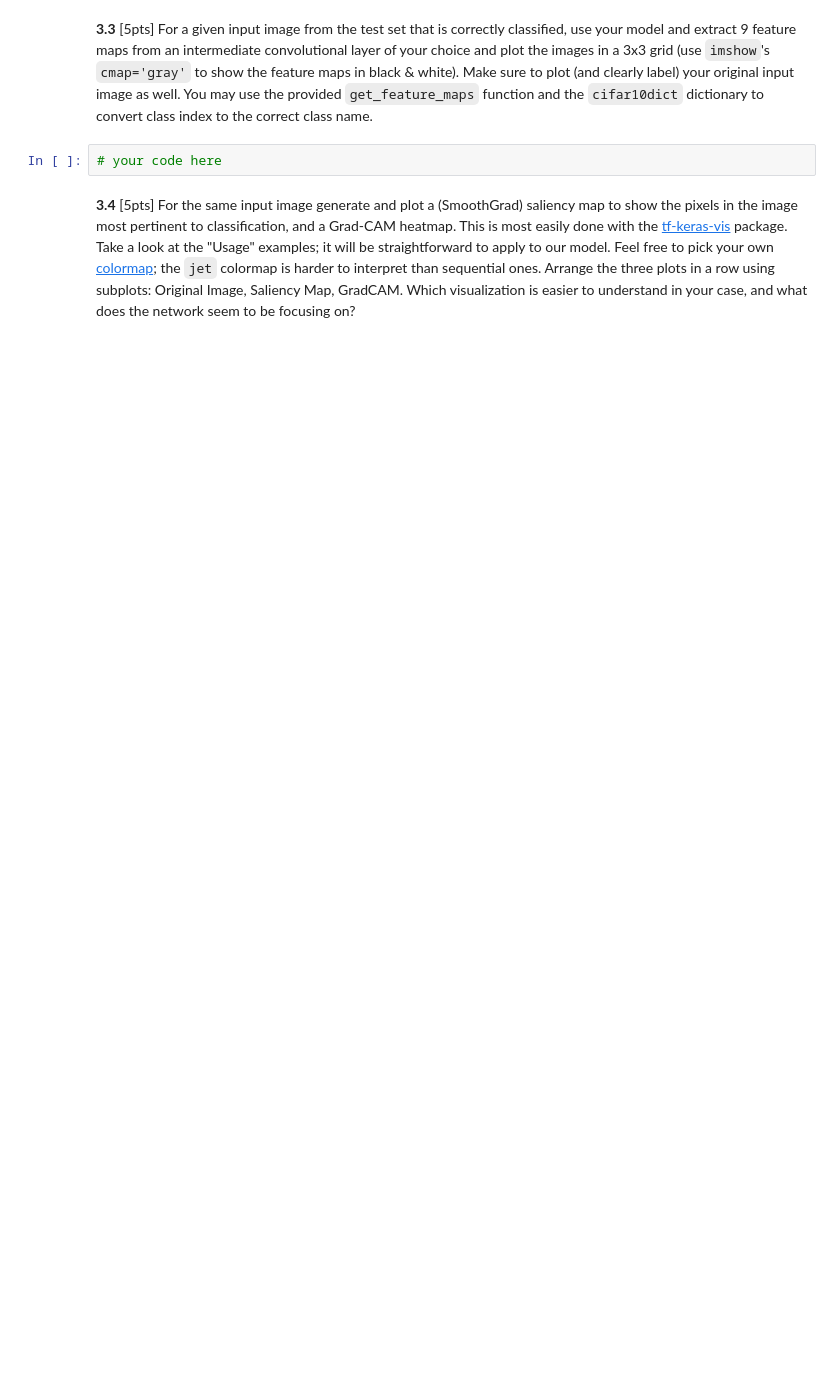
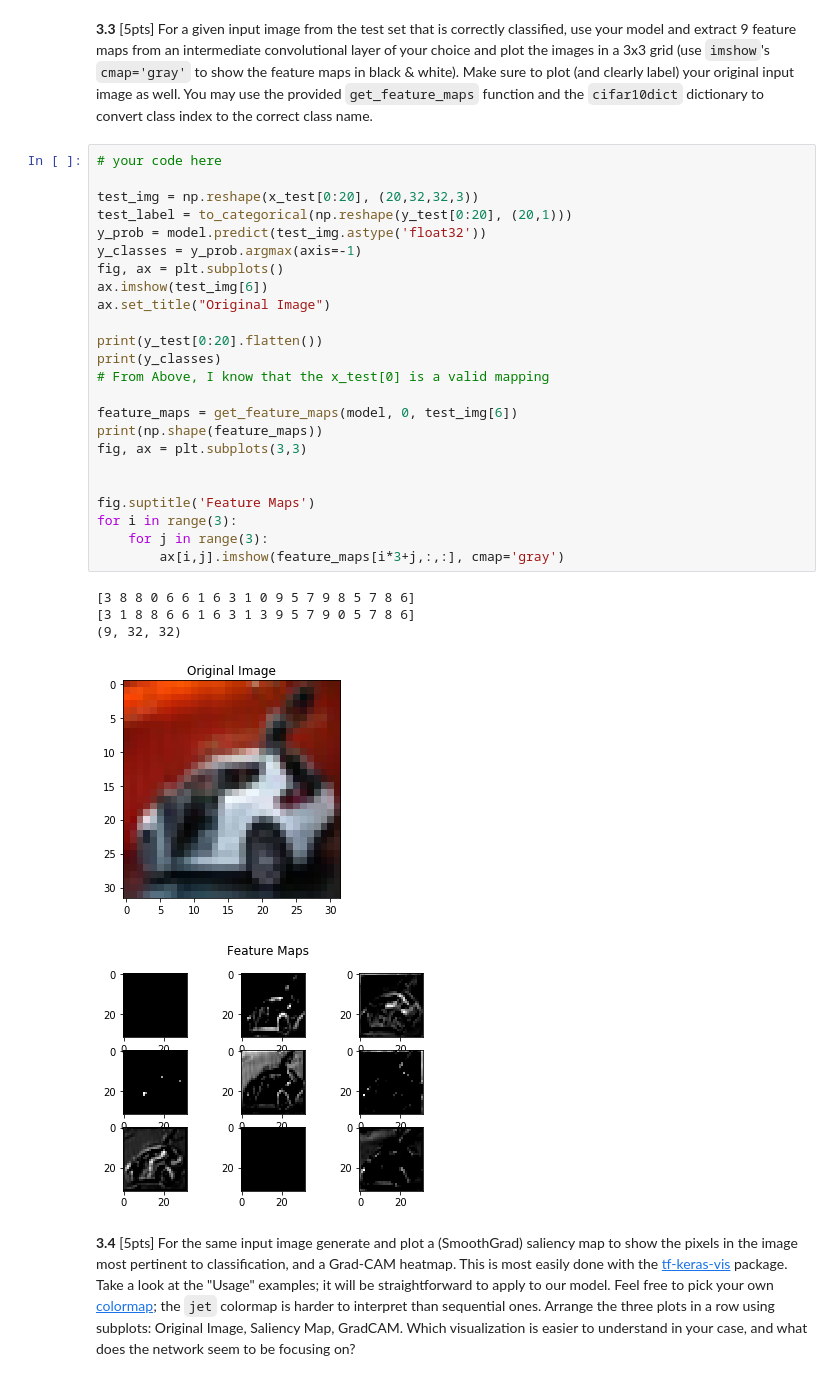
Before and after one commit to simonwarchol/2020-CS109B, a Jupyter notebook: content/homeworks/hw04/notebook/cs109b_hw4.ipynb, the cells around one changed output. Saved outputs shown, nothing was run; the diff lists cells and outputs as text; blank space fills up the shorter version.

```diff
--- a/content/homeworks/hw04/notebook/cs109b_hw4.ipynb
+++ b/content/homeworks/hw04/notebook/cs109b_hw4.ipynb
@@ -642,6 +688,34 @@ Accuracy: 0.7153
 # %% [markdown]
 **3.3** [5pts] For a given input image from the test set that is correctly classified, use your model and extract 9 feature maps from an intermediate convolutional layer of your choice and plot the images in a 3x3 grid (use `imshow`'s `cmap='gray'` to show the feature maps in black & white).  Make sure to plot (and clearly label) your original input image as well. You may use the provided `get_feature_maps` function and the `cifar10dict` dictionary to convert class index to the correct class name.
-# %%
-# your code here
+# %%
+# your code here
+
+test_img = np.reshape(x_test[0:20], (20,32,32,3))
+test_label = to_categorical(np.reshape(y_test[0:20], (20,1)))
+y_prob = model.predict(test_img.astype('float32'))
+y_classes = y_prob.argmax(axis=-1)
+fig, ax = plt.subplots()
+ax.imshow(test_img[6])
+ax.set_title("Original Image")
+
+print(y_test[0:20].flatten())
+print(y_classes)
+# From Above, I know that the x_test[0] is a valid mapping
+
+feature_maps = get_feature_maps(model, 0, test_img[6])
+print(np.shape(feature_maps))
+fig, ax = plt.subplots(3,3)
+
+
+fig.suptitle('Feature Maps')
+for i in range(3):
+    for j in range(3):
+        ax[i,j].imshow(feature_maps[i*3+j,:,:], cmap='gray')
+# %% [output]
+[3 8 8 0 6 6 1 6 3 1 0 9 5 7 9 8 5 7 8 6]
+[3 1 8 8 6 6 1 6 3 1 3 9 5 7 9 0 5 7 8 6]
+(9, 32, 32)
+[figure, added]
+[figure, added]
 # %% [markdown]
 **3.4** [5pts] For the same input image generate and plot a (SmoothGrad) saliency map to show the pixels in the image most pertinent to classification, and a Grad-CAM heatmap. This is most easily done with the [tf-keras-vis](https://pypi.org/project/tf-keras-vis/) package. Take a look at the "Usage" examples; it will be straightforward to apply to our model. Feel free to pick your own [colormap](https://matplotlib.org/3.1.0/tutorials/colors/colormaps.html); the `jet` colormap is harder to interpret than sequential ones. Arrange the three plots in a row using subplots: Original Image, Saliency Map, GradCAM. Which visualization is easier to understand in your case, and what does the network seem to be focusing on?
```
Also changed, not shown: parts of 20 cells of this notebook, 1 other file.
